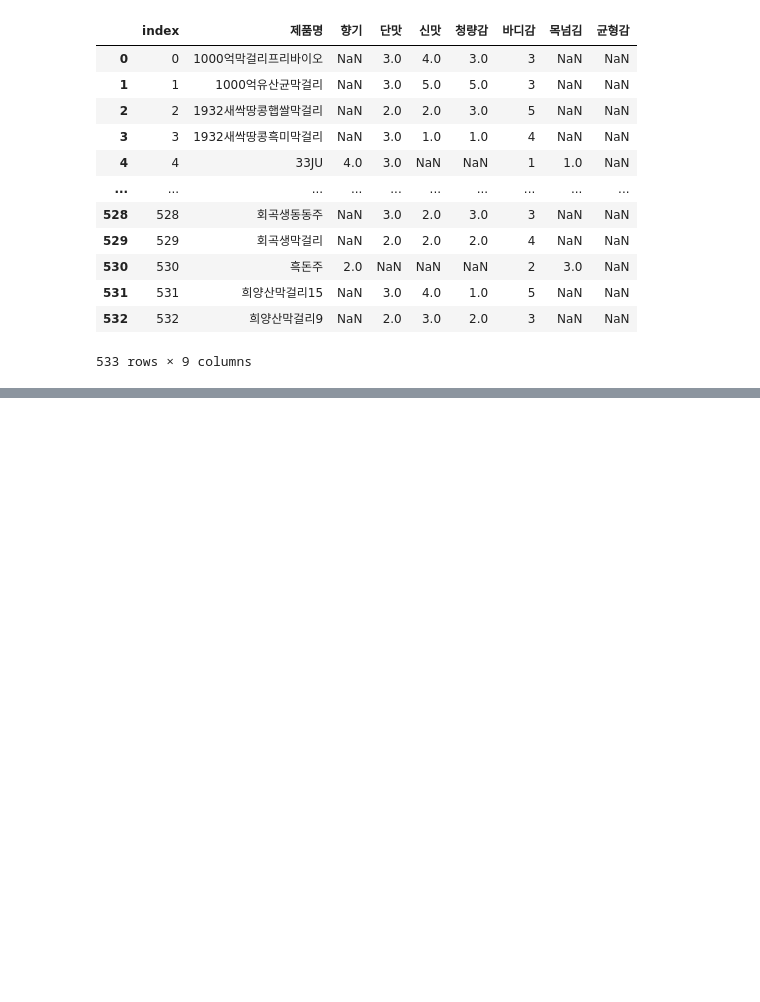
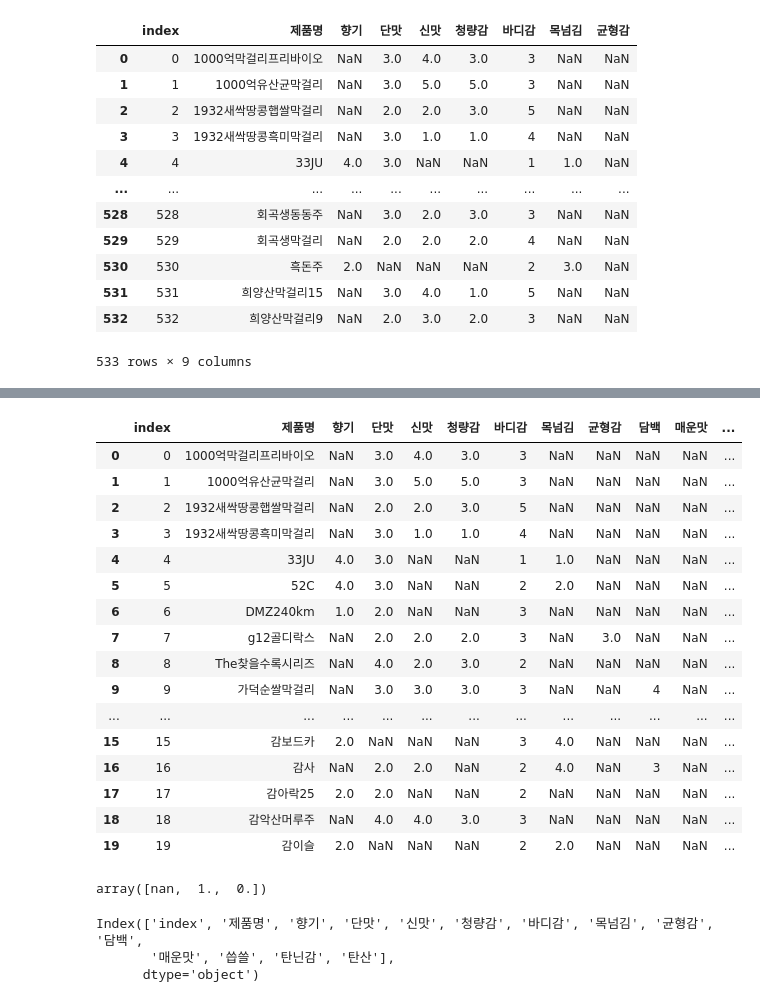
Before and after one commit to learning-human/traditional-liquor-RS, a Jupyter notebook: sooldamhwa_preprocessing.ipynb, the cells around one changed output, grey strips where cells are left out. Drawn from its saved outputs; the diff is of its cells as text; code cells hidden in the pictures; blank space fills up the shorter version.

```diff
--- a/sooldamhwa_preprocessing.ipynb
+++ b/sooldamhwa_preprocessing.ipynb
@@ -139,0 +411,34 @@ df_join.drop(['total_index','name','향기', '단맛', '신맛', '청량감', '
+# %%
+#탄산 0 -> 0 / 1~5 -> 1 로 만들어줌 (키워드 처리 하기 위함)
+
+df_rate_pretty = df_rate_pretty.replace({'탄산': '0'}, 0)
+df_rate_pretty = df_rate_pretty.replace({'탄산': ['1','2','3','4','5']}, 1)
+df_rate_pretty.head(20)
+# %% [output]
+|  | index | 제품명 | 향기 | 단맛 | 신맛 | 청량감 | 바디감 | 목넘김 | 균형감 | 담백 | 매운맛 | ... |
+| 0 | 0 | 1000억막걸리프리바이오 | NaN | 3.0 | 4.0 | 3.0 | 3 | NaN | NaN | NaN | NaN | ... |
+| 1 | 1 | 1000억유산균막걸리 | NaN | 3.0 | 5.0 | 5.0 | 3 | NaN | NaN | NaN | NaN | ... |
+| 2 | 2 | 1932새싹땅콩햅쌀막걸리 | NaN | 2.0 | 2.0 | 3.0 | 5 | NaN | NaN | NaN | NaN | ... |
+| 3 | 3 | 1932새싹땅콩흑미막걸리 | NaN | 3.0 | 1.0 | 1.0 | 4 | NaN | NaN | NaN | NaN | ... |
+| 4 | 4 | 33JU | 4.0 | 3.0 | NaN | NaN | 1 | 1.0 | NaN | NaN | NaN | ... |
+| 5 | 5 | 52C | 4.0 | 3.0 | NaN | NaN | 2 | 2.0 | NaN | NaN | NaN | ... |
+| 6 | 6 | DMZ240km | 1.0 | 2.0 | NaN | NaN | 3 | NaN | NaN | NaN | NaN | ... |
+| 7 | 7 | g12골디락스 | NaN | 2.0 | 2.0 | 2.0 | 3 | NaN | 3.0 | NaN | NaN | ... |
+| 8 | 8 | The찾을수록시리즈 | NaN | 4.0 | 2.0 | 3.0 | 2 | NaN | NaN | NaN | NaN | ... |
+| 9 | 9 | 가덕순쌀막걸리 | NaN | 3.0 | 3.0 | 3.0 | 3 | NaN | NaN | 4 | NaN | ... |
+| ... | ... | ... | ... | ... | ... | ... | ... | ... | ... | ... | ... | ... |
+| 15 | 15 | 감보드카 | 2.0 | NaN | NaN | NaN | 3 | 4.0 | NaN | NaN | NaN | ... |
+| 16 | 16 | 감사 | NaN | 2.0 | 2.0 | NaN | 2 | 4.0 | NaN | 3 | NaN | ... |
+| 17 | 17 | 감아락25 | 2.0 | 2.0 | NaN | NaN | 2 | NaN | NaN | NaN | NaN | ... |
+| 18 | 18 | 감악산머루주 | NaN | 4.0 | 4.0 | 3.0 | 3 | NaN | NaN | NaN | NaN | ... |
+| 19 | 19 | 감이슬 | 2.0 | NaN | NaN | NaN | 2 | 2.0 | NaN | NaN | NaN | ... |
+# %%
+df_rate_pretty['탄산'].unique()
+# %% [output]
+array([nan,  1.,  0.])
+# %%
+df_rate_pretty.columns
+# %% [output]
+Index(['index', '제품명', '향기', '단맛', '신맛', '청량감', '바디감', '목넘김', '균형감', '담백',
+       '매운맛', '씁쓸', '탄닌감', '탄산'],
+      dtype='object')
```
Also changed, not shown: parts of 33 cells of this notebook, 2 other files.
